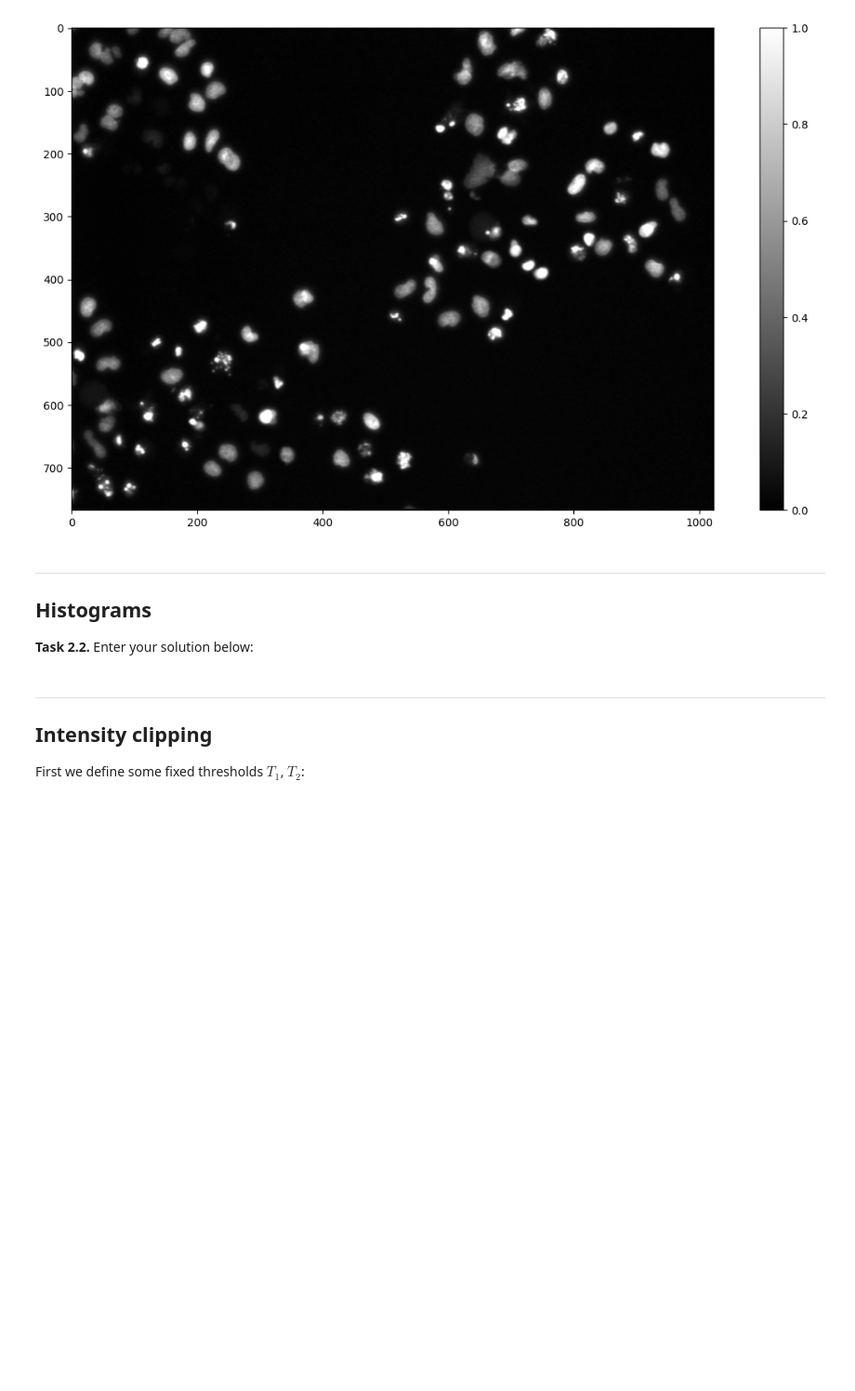
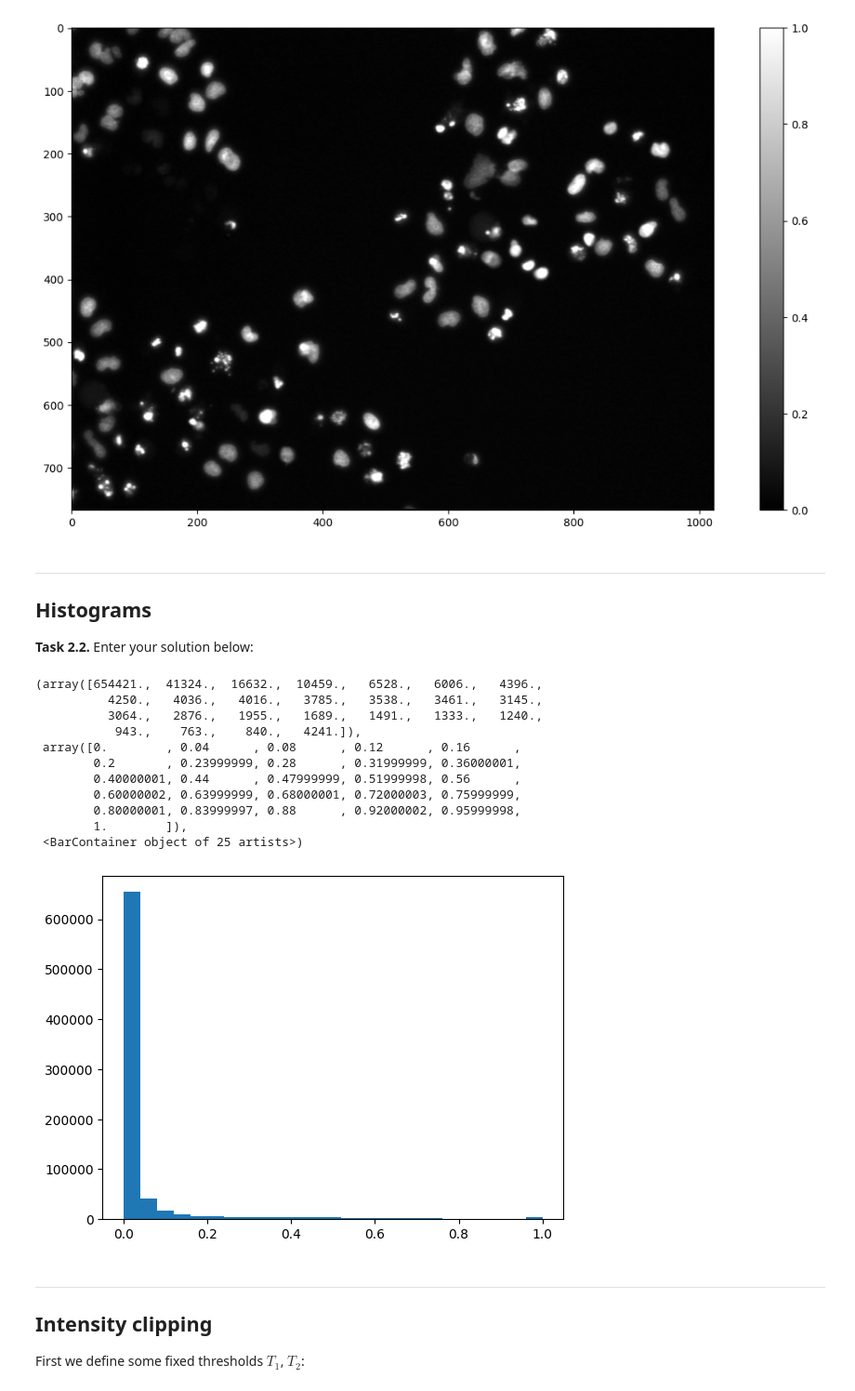
Before and after one commit to Antonia0305/mobi-fs3-python, a Jupyter notebook: task2.ipynb, the cells around one changed output. Shown at 93% size. Drawn from its saved outputs; the diff is of its cells as text; code cells hidden in the pictures; blank space fills up the shorter version.

```diff
--- a/task2.ipynb
+++ b/task2.ipynb
@@ -26,6 +26,25 @@ plt.colorbar()
 ## Histograms
 
 **<a id="#">Task 2.2.</a>** Enter your solution below:
+# %%
+img = plt.imread('data/cells.png')
+plt.hist(img.flatten(), bins = 25)
+
+#seq = img.flatten()
+#plt.hist(seq)
+# %% [output]
+(array([654421.,  41324.,  16632.,  10459.,   6528.,   6006.,   4396.,
+          4250.,   4036.,   4016.,   3785.,   3538.,   3461.,   3145.,
+          3064.,   2876.,   1955.,   1689.,   1491.,   1333.,   1240.,
+           943.,    763.,    840.,   4241.]),
+ array([0.        , 0.04      , 0.08      , 0.12      , 0.16      ,
+        0.2       , 0.23999999, 0.28      , 0.31999999, 0.36000001,
+        0.40000001, 0.44      , 0.47999999, 0.51999998, 0.56      ,
+        0.60000002, 0.63999999, 0.68000001, 0.72000003, 0.75999999,
+        0.80000001, 0.83999997, 0.88      , 0.92000002, 0.95999998,
+        1.        ]),
+ <BarContainer object of 25 artists>)
+[figure, added]
 # %% [markdown]
 ---
 
```
Also changed, not shown: parts of 2 cells of this notebook.
